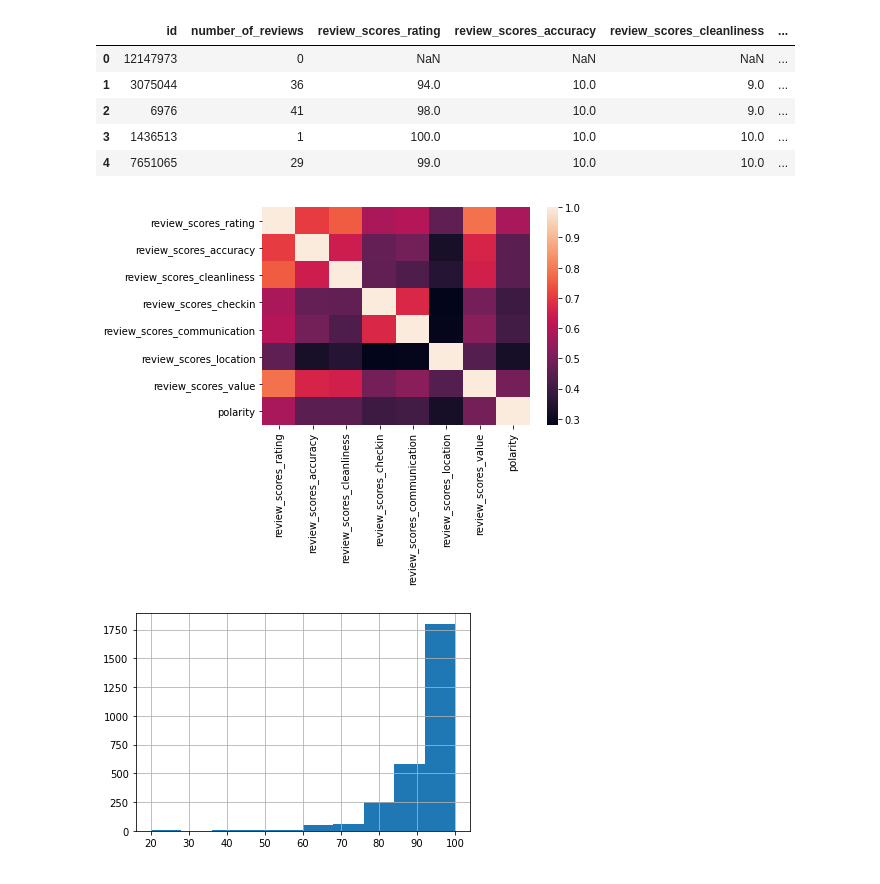
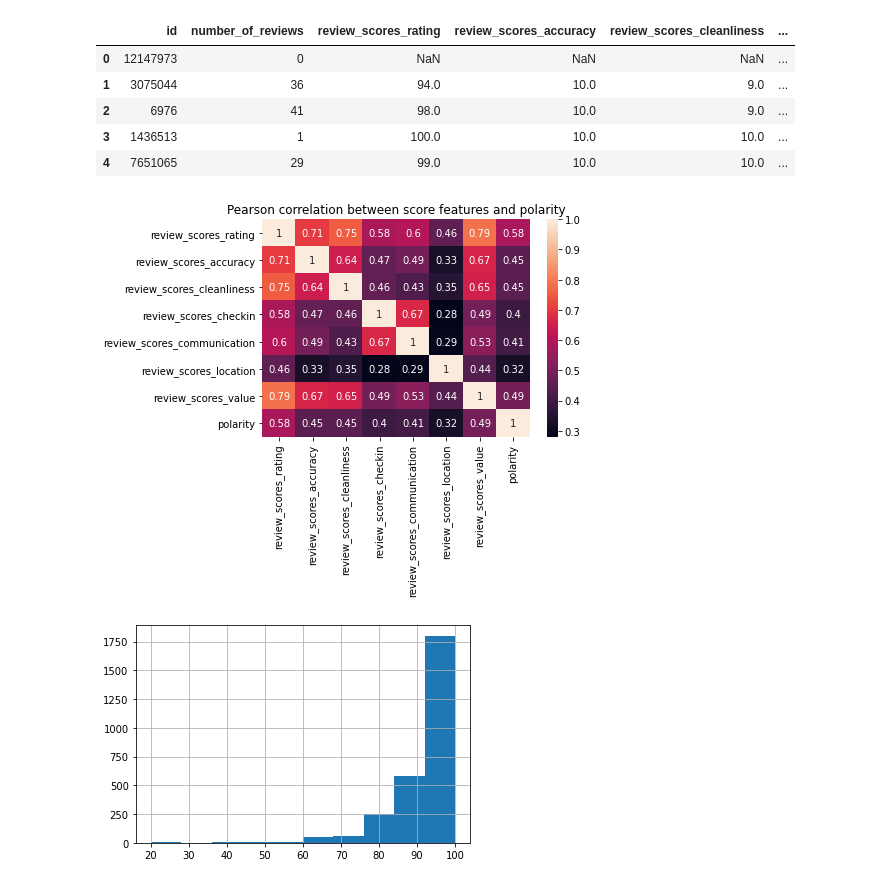
Before and after one commit to alexgastone/AirbnbRecommend, a Jupyter notebook: Airbnb_SentimentAnalysis.ipynb, the cells around one changed output. Cells and saved outputs as stored; diff of their text form; code cells hidden in the pictures.

```diff
--- a/Airbnb_SentimentAnalysis.ipynb
+++ b/Airbnb_SentimentAnalysis.ipynb
@@ -276,10 +295,14 @@ full.head()
 # %%
 review_scores = ['review_scores_rating', 'review_scores_accuracy', 'review_scores_cleanliness',
                  'review_scores_checkin', 'review_scores_communication', 'review_scores_location',
                  'review_scores_value', 'polarity']
-sns.heatmap(full[review_scores].corr());
+
+corr = full[review_scores].corr()
+
+sns.heatmap(corr, annot=True)
+plt.title('Pearson correlation between score features and polarity');
 # %% [output]
-[figure, old version]
+[figure, new version]
 # %%
 full['review_scores_rating'].hist();
 # %% [output]
```
Also changed, not shown: parts of 21 cells of this notebook, 1 other file.
